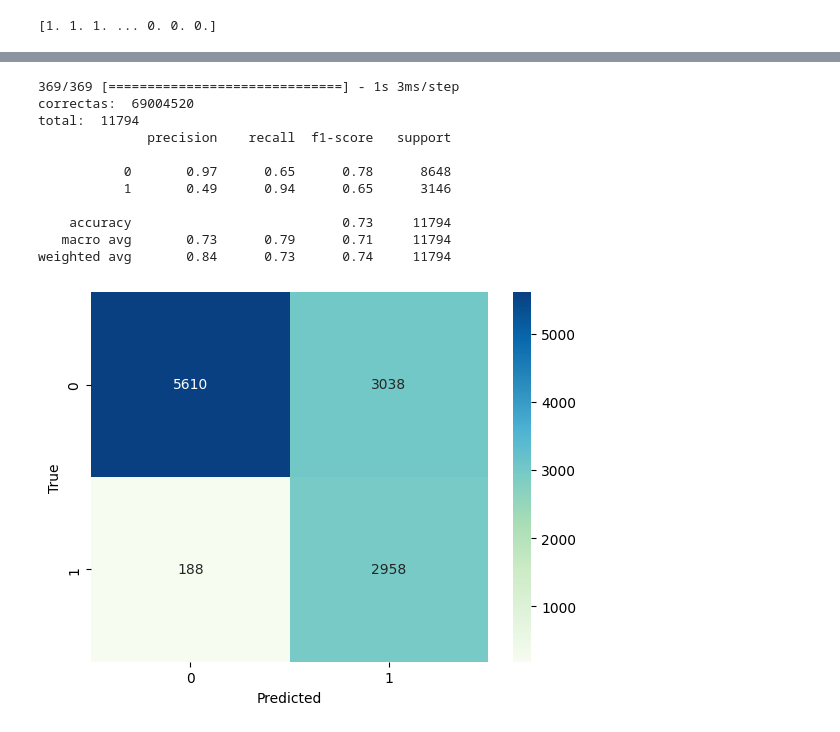
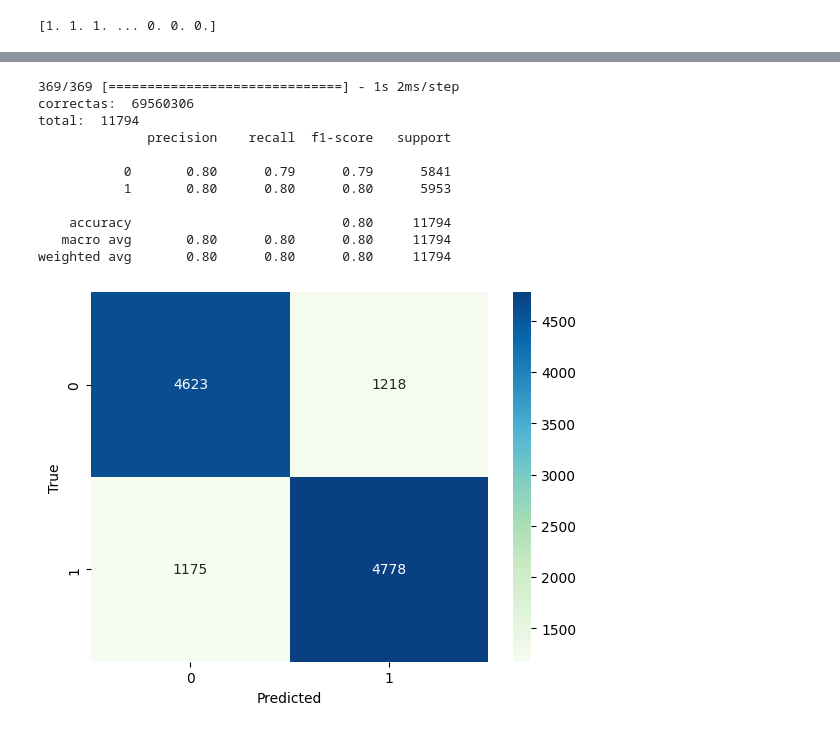
Before and after one commit to franmazzaro/7506R-2C2023-GRUPO39, a Jupyter notebook: 7506R_TP1_GRUPO39_CHP4_ENTREGA.ipynb, the cells around one changed output, grey strips where cells are left out. Drawn from its saved outputs; the diff is of its cells as text; code cells hidden in the pictures.

Commit message:
Se agregan modelos

```diff
--- a/7506R_TP1_GRUPO39_CHP4_ENTREGA.ipynb
+++ b/7506R_TP1_GRUPO39_CHP4_ENTREGA.ipynb
@@ -132,2 +130,14 @@ Trainable params: 854 (3.34 KB)
 Non-trainable params: 0 (0.00 Byte)
 _________________________________________________________________
+# %%
+cant_clases=len(np.unique(y_train_bal))
+print(cant_clases)
+d_in=len(a.columns)
+print(d_in)
+modelo_2 = keras.Sequential([
+    keras.layers.Dense(1,input_shape=(d_in,), activation='sigmoid'),
+    keras.layers.Dense(213, activation='sigmoid'),
+    #keras.layers.Dropout(0.2),
+    keras.layers.Dense(1, activation='sigmoid')])
+
+modelo_2.summary()
@@ -144,2 +202,14 @@ modelo_titanic1_historia = modelo_1.fit(x_train_bal,y_train_bal,
                                                 epochs=cant_epochs,
                                                 batch_size=50,verbose=False)
+# %%
+modelo_2.compile(
+  optimizer=keras.optimizers.Nadam(learning_rate=0.001),
+  loss='binary_crossentropy',
+  # metricas para ir calculando en cada iteracion o batch
+  metrics=['AUC'],
+)
+
+cant_epochs=40
+modelo_2_historia = modelo_2.fit(x_train_bal,y_train_bal,
+                                                epochs=cant_epochs,
+                                                batch_size=50,verbose=False)
@@ -185,17 +267,17 @@ weighted avg       0.80      0.80      0.80     11794
 # %%
-y_predic_ej1 = modelo_1.predict(x_test_bal)
-y_predic_cat_ej1 = np.where(y_predic_ej1>0.78,1,0)
-mostrar_metricas(y_predic_cat_ej1, y_test_bal)
+y_predic_2 = modelo_2.predict(x_test_bal)
+y_predic_cat_2 = np.where(y_predic_2>0.5,1,0)
+mostrar_metricas(y_predic_cat_2, y_test_bal)
 # %% [output]
-369/369 [==============================] - 1s 3ms/step
-correctas:  69004520
+369/369 [==============================] - 1s 2ms/step
+correctas:  69560306
 total:  11794
               precision    recall  f1-score   support
 
-           0       0.97      0.65      0.78      8648
-           1       0.49      0.94      0.65      3146
+           0       0.80      0.79      0.79      5841
+           1       0.80      0.80      0.80      5953
 
-    accuracy                           0.73     11794
-   macro avg       0.73      0.79      0.71     11794
-weighted avg       0.84      0.73      0.74     11794
+    accuracy                           0.80     11794
+   macro avg       0.80      0.80      0.80     11794
+weighted avg       0.80      0.80      0.80     11794
-[figure, old version]
+[figure, new version]
```
Also changed, not shown: parts of 15 cells of this notebook.
